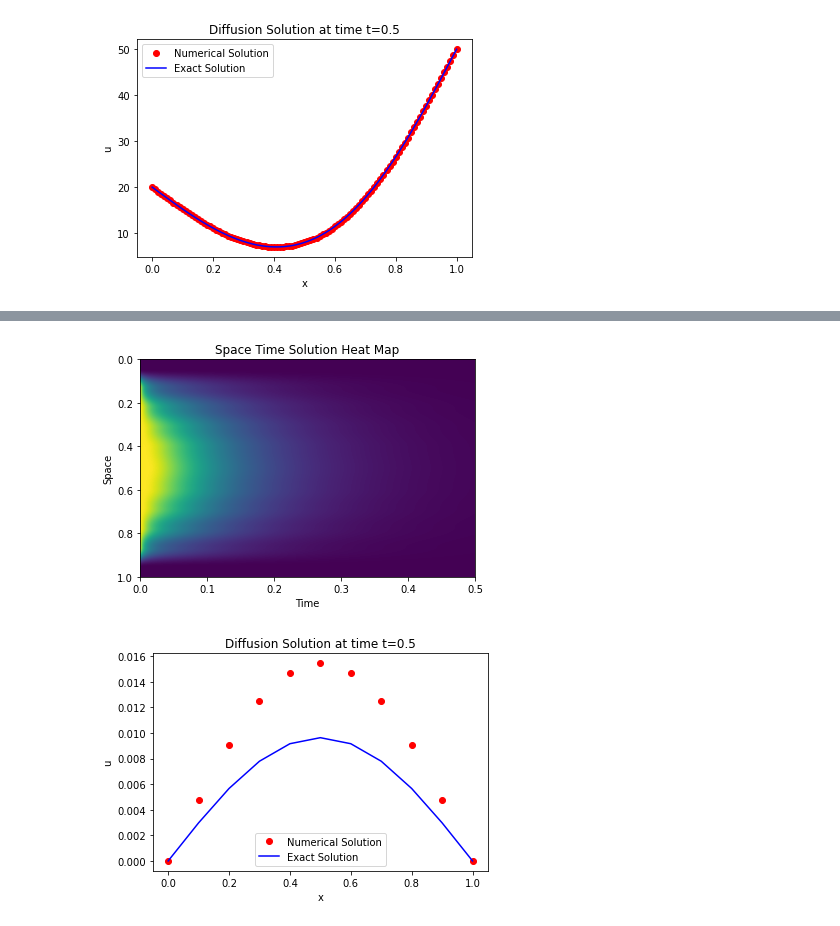
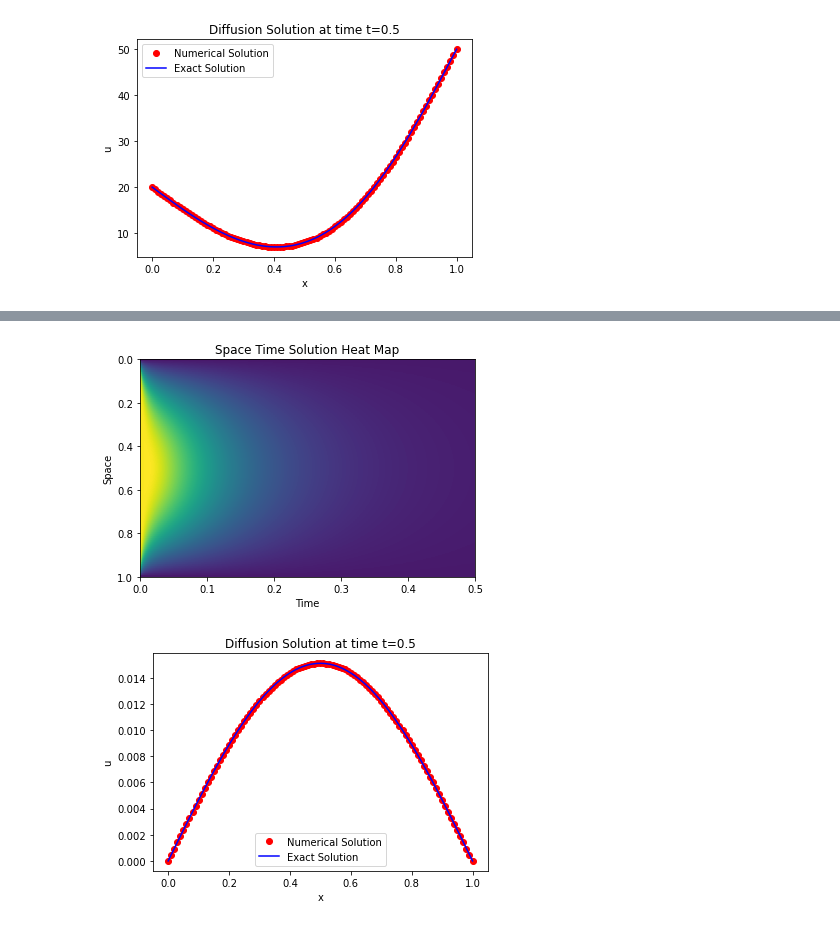
Before and after one commit to cwhite098/Scientific_Computing, a Jupyter notebook: examples/solving_pdes.ipynb, the cells around one changed output, grey strips where cells are left out. Drawn from its saved outputs; the diff is of its cells as text; code cells hidden in the pictures.

```diff
--- a/examples/solving_pdes.ipynb
+++ b/examples/solving_pdes.ipynb
@@ -196,43 +309,38 @@ Example with robin BCs
 # %%
-from pde_solvers import solve_pde
-from plots import plot_pde_space_time_solution, plot_pde_specific_time
-import numpy as np
-
-# maybe try a different solution
-
-L = 1
-T = 0.5
-mx = 10
-mt = 1000
-
-xx = np.linspace(0,L,mx+1)
-
 def homo_BC(x,t):
+    '''
+    Function containing the homogeneous boundary conditions.
+    '''
     return 0
 
-def u_I(x, t):
+def IC(x, t):
+    '''
+    The initial conditions for the PDE
+    '''
     return 1
 
 def RHS_f(u, x, t):
+    '''
+    The nonlinear RHS function
+    '''
     return u
 
 def exact_sol(xx, t_plot, kappa=1, beta = 1):
     # Exact solution for non-linear problem
     sum = 0
     for n in range(100):
         n+=1
-        sum += ((((-1)**n) - 1)/n) * np.e**(-t_plot*(((n**2) * (np.pi**2)) - 0.1)) * np.sin(n*np.pi*xx)
-    sol = (-2/np.pi)*sum
+        sum += ((-2*np.sin(n*np.pi*xx)*np.e**(-t_plot*(np.pi*n +1)*(np.pi*n - 1))*(((-1)**n) -1)))/(n*np.pi)
+    sol = sum
     return sol
 
-u_exact = exact_sol(xx, 0.5)
+u_exact = exact_sol(np.linspace(0,L,mx+1), 0.5)
 
-
-u,t = solve_pde(L, T, mx, mt, 'dirichlet', homo_BC, u_I, solver='feuler', RHS = RHS_f, kappa = lambda x:np.ones(len(x)), linearity='nonlinear')
+u,t = solve_pde(L, T, mx, mt, 'dirichlet', homo_BC, IC, solver='cn', RHS = RHS_f, kappa = lambda x:np.ones(len(x)), linearity='nonlinear')
 
 plot_pde_space_time_solution(u, L, T, 'Space Time Solution Heat Map')
 
 plot_pde_specific_time(u, t, 0.5, L, 'Diffusion Solution', u_exact)
 # %% [output]
-[figure, old version]
+[figure, new version]
-[figure, old version]
+[figure, new version]
```
Also changed, not shown: parts of 7 cells of this notebook.
